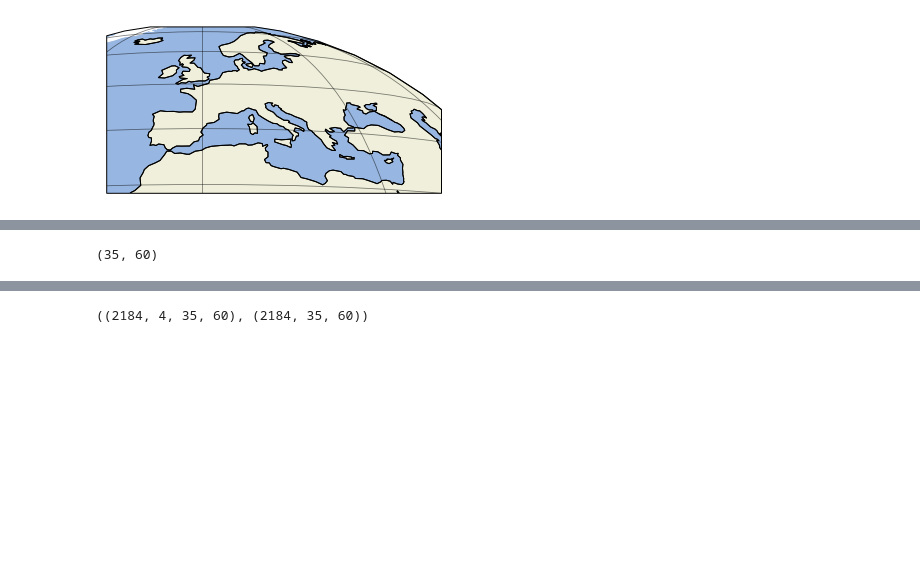
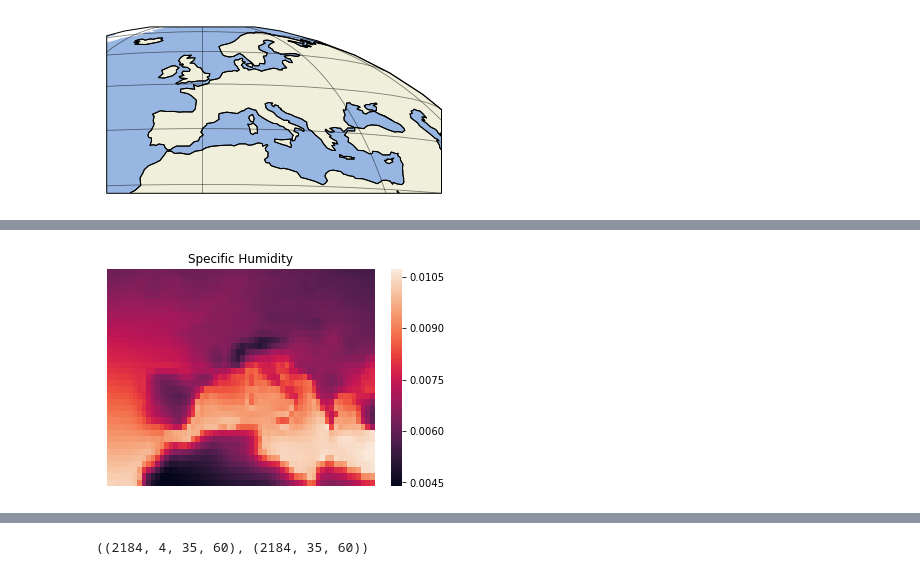
Before and after one commit to hannasv/ms, a Jupyter notebook: notebooks/plotting/plot_grid.ipynb, the cells around one changed output, grey strips where cells are left out. Cells and saved outputs as stored; diff of their text form; code cells hidden in the pictures; blank space fills up the shorter version.

```diff
--- a/notebooks/plotting/plot_grid.ipynb
+++ b/notebooks/plotting/plot_grid.ipynb
@@ -126,4 +93,22 @@ stop = "2013-01-01"
-# %%
-np.shape(xr.open_dataset(son_files[0]).sel(time = slice(start, stop)).q.values[0,:,:])
-# %% [output]
-(35, 60)
+# %%
+save_dir = '/home/hanna/images_simple_statsmodels/'
+# %%
+start = "2012-01-01"
+stop = "2018-01-01"
+#glob.glob(era_path + "*_all_cropped.nc")
+era_path = '/home/hanna/lagrings/era_interim_data/'
+q   = xr.open_dataset(glob.glob(era_path + '*_q_all_cropped.nc')[0]).sel(time = slice(start, stop)).mean('time')
+r   = xr.open_dataset(glob.glob(era_path + "*_r_all_cropped.nc")[0]).sel(time = slice(start, stop)).mean('time')
+tcc = xr.open_dataset(glob.glob(era_path + "*_tcc_all_cropped.nc")[0]).sel(time = slice(start, stop)).mean('time')
+sp  = xr.open_dataset(glob.glob(era_path + "*_sp_all_cropped.nc")[0]).sel(time = slice(start, stop)).mean('time')
+t2m = xr.open_dataset(glob.glob(era_path + "*_t2m_all_cropped.nc")[0]).sel(time = slice(start, stop)).mean('time')
+# %%
+ax = sns.heatmap(q.q.values)
+ax.set_title('Specific Humidity')
+ax.tick_params(left=False, bottom=False)
+ax.set_xticklabels(['', '', '', ''])
+ax.set_yticklabels(['', '', '', ''])
+#ax.cbar(False)
+plt.savefig(save_dir + 'mean_specific_humidities.png', bbox_inches='tight')
+# %% [output]
+[figure, added]
```
Also changed, not shown: parts of 19 cells of this notebook, 14 other files.
